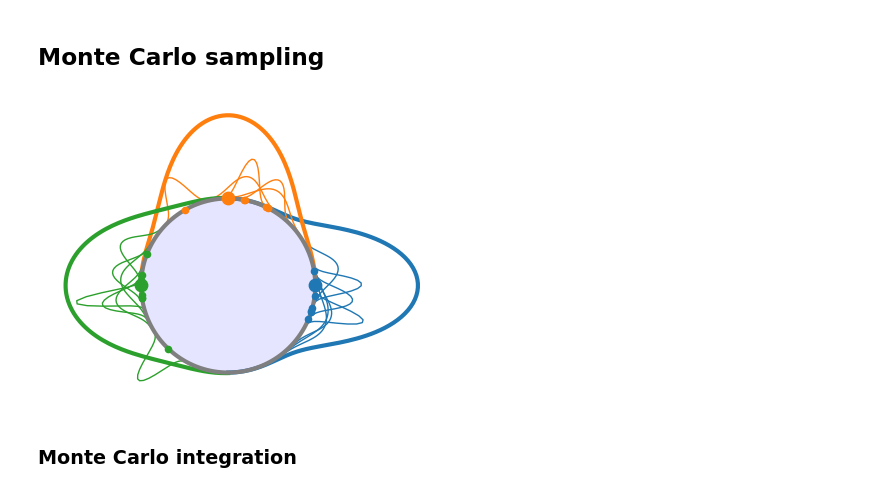
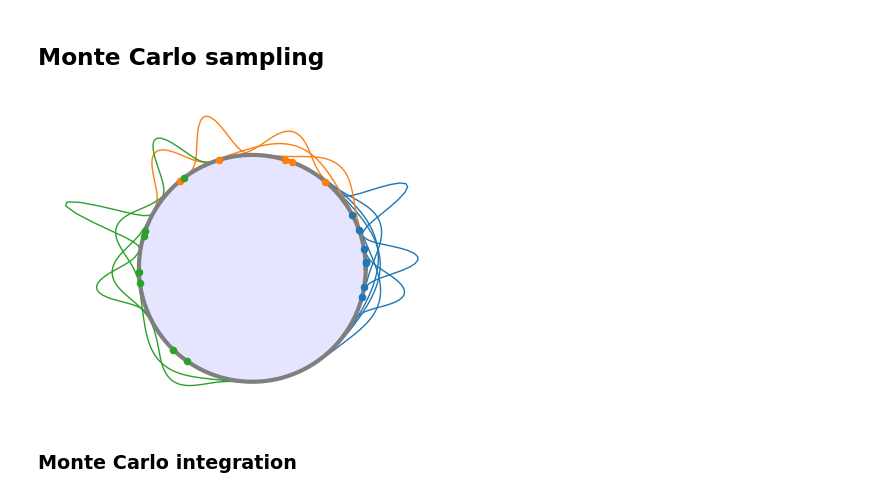
Before and after one commit to vanekek/face_ue, a Jupyter notebook: notebooks/paper_method_plot.ipynb, the cells around one changed output. Drawn from its saved outputs; the diff is of its cells as text; code cells hidden in the pictures.

```diff
--- a/notebooks/paper_method_plot.ipynb
+++ b/notebooks/paper_method_plot.ipynb
@@ -8,7 +8,7 @@
 
 With d=2:
 # %%
-from scipy.special import iv
+from scipy.special import iv, gamma
 import matplotlib.pyplot as plt
 import matplotlib.colors as mcolors
 import seaborn as sns
@@ -42,3 +42,10 @@ def z_class_prob(class_id, z, mus, kappa, d=2, beta=0.5):
 def z_vonMises_dencity(z, mu_c, kappa, d=2):
     C_d = kappa ** (d / 2 - 1) / ((2 * np.pi) ** (d / 2) * iv(d / 2 - 1, kappa))
     return C_d * np.exp(kappa * np.dot(z, mu_c))
+
+
+def z_power_dencity(z, mu_c, kappa, d=2):
+    alpha = (d - 1) / 2 + kappa
+    beta = (d - 1) / 2
+    M_d = gamma(alpha + beta) / (2 ** (alpha + beta) * np.pi**beta * gamma(alpha))
+    return M_d * (1 + np.dot(z, mu_c)) ** kappa
@@ -192,7 +202,7 @@ def draw_example(kappa, gallery_class_angles, text_shift, save_name, beta=0.5):
 # %% [markdown]
 ## Monte Carlo sampling
 # %%
-def draw_vmf_dencity(
+def draw_dencity(
     angle,
     kappa,
     ax,
@@ -202,12 +212,17 @@ def draw_vmf_dencity(
     scale=1,
     draw_center=False,
     dot_size=40,
+    type="vMF",
 ):
+    assert type in ["vMF", "power"]
     draw_dencity_angles = np.linspace(-range, range, 150)
     plot_angles = angle + draw_dencity_angles
     zs = get_vectors_by_angle(plot_angles)
     mu = get_vectors_by_angle([angle])[0]
-    dencities = z_vonMises_dencity(zs, mu, kappa)
+    if type == "vMF":
+        dencities = z_vonMises_dencity(zs, mu, kappa)
+    else:
+        dencities = z_power_dencity(zs, mu, kappa)
     v = zs.T * (1 + dencities * scale)
     ax.plot(v[0], v[1], c=color, linewidth=linewidth)
     if draw_center:
@@ -230,7 +245,7 @@ rng = np.random.default_rng(2)
 for class_id, (angle, kappa) in enumerate(zip(class_center_angles, class_z_kappa)):
     num_samples = rng.integers(5, 8)
     gallery_subject_ids_sorted.extend([class_id] * num_samples)
-    gallery_unc_log.extend(3 * rng.random(num_samples) + 3)
+    gallery_unc_log.extend(4 * rng.random(num_samples) + 2)
     samples = random_VMF(
         get_vectors_by_angle([angle])[0], kappa=kappa, size=num_samples
     )
@@ -247,41 +262,41 @@ feature_mean = sampler(np.array([[0, 1], [1, 0]]), np.array([[10], [15]]))
 # %%
 fontsize = 20
 linewidth = 3
 dot_size = 80
 fig, ax = plt.subplots(figsize=(5, 5))
 draw_circle(ax, linewidth)
 for class_id, (angle, kappa) in enumerate(zip(class_center_angles, class_z_kappa)):
     color = colors[class_id]
-    draw_vmf_dencity(
-        angle,
-        kappa,
-        ax,
-        linewidth=3,
-        color=color,
-        range=np.pi / 2,
-        draw_center=True,
-        dot_size=dot_size,
-    )
+    # draw_dencity(
+    #     angle,
+    #     kappa,
+    #     ax,
+    #     linewidth=3,
+    #     color=color,
+    #     range=np.pi / 2,
+    #     draw_center=True,
+    #     dot_size=dot_size,
+    # )
     for position in np.where(gallery_subject_ids_sorted == class_id)[0]:
         point_angle = np.angle(
             [gallery_features[position][0] + 1j * gallery_features[position][1]]
         )[0]
-        draw_vmf_dencity(
+        draw_dencity(
             point_angle,
             gallery_unc[position],
             ax,
             linewidth=1,
             color=color,
             range=np.pi / 2,
             scale=0.1,
             draw_center=True,
             dot_size=20,
         )
 fig.gca().set_aspect("equal")
 fig.show()
 plt.savefig("/app/outputs/images/generation.png", dpi=300, bbox_inches="tight")
 # %% [output]
-[figure, old version]
+[figure, new version]
 # %% [markdown]
 ### Monte Carlo integration
 # %%
```
Also changed, not shown: parts of 10 cells of this notebook.
